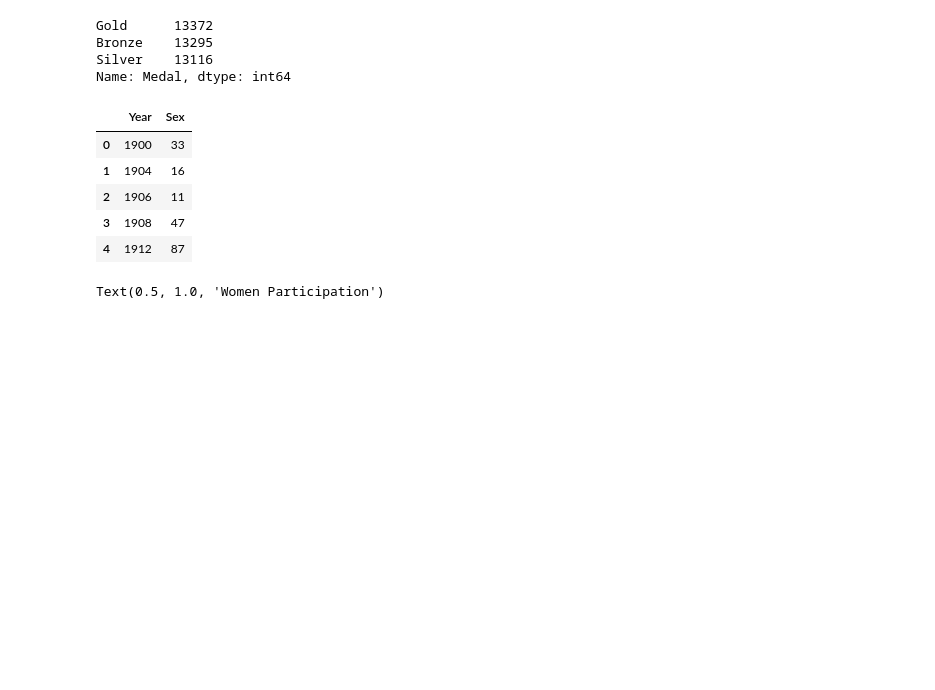
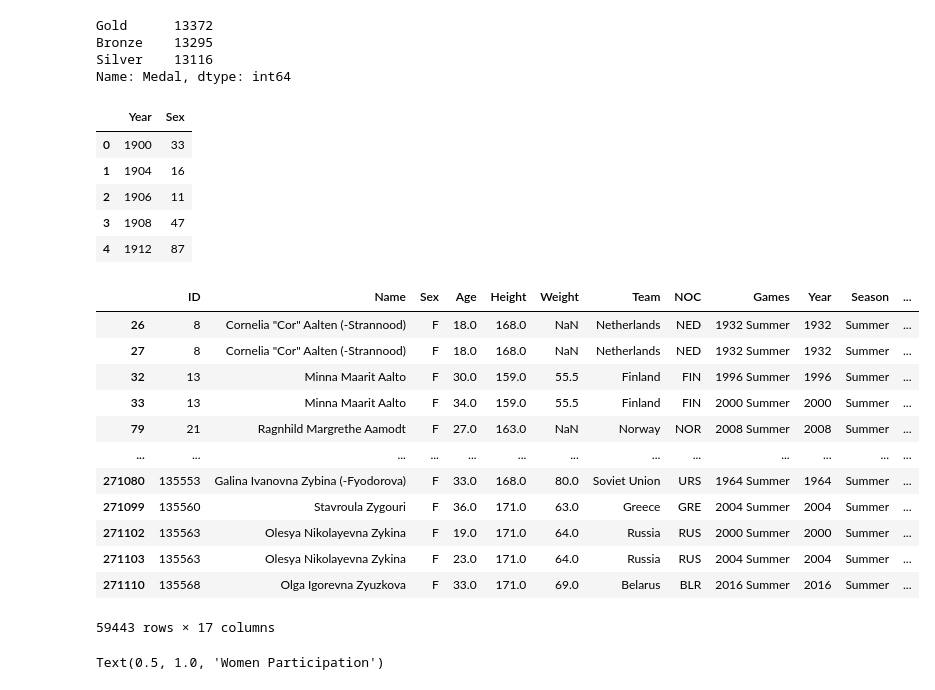
Before and after one commit to anhduy412/olympics-data-analysis, a Jupyter notebook: Olympics-data-analysis.ipynb, the cells around one changed output. Drawn from its saved outputs; the diff is of its cells as text; code cells hidden in the pictures; blank space fills up the shorter version.

```diff
--- a/Olympics-data-analysis.ipynb
+++ b/Olympics-data-analysis.ipynb
@@ -256,6 +256,21 @@ female_participants.head()
 | 4 | 1912 | 87 |
 # %%
 womenOlympics = athletes_df[(athletes_df.Sex == 'F') & (athletes_df.Season == 'Summer')]
+womenOlympics
+# %% [output]
+|  | ID | Name | Sex | Age | Height | Weight | Team | NOC | Games | Year | Season | ... |
+| 26 | 8 | Cornelia "Cor" Aalten (-Strannood) | F | 18.0 | 168.0 | NaN | Netherlands | NED | 1932 Summer | 1932 | Summer | ... |
+| 27 | 8 | Cornelia "Cor" Aalten (-Strannood) | F | 18.0 | 168.0 | NaN | Netherlands | NED | 1932 Summer | 1932 | Summer | ... |
+| 32 | 13 | Minna Maarit Aalto | F | 30.0 | 159.0 | 55.5 | Finland | FIN | 1996 Summer | 1996 | Summer | ... |
+| 33 | 13 | Minna Maarit Aalto | F | 34.0 | 159.0 | 55.5 | Finland | FIN | 2000 Summer | 2000 | Summer | ... |
+| 79 | 21 | Ragnhild Margrethe Aamodt | F | 27.0 | 163.0 | NaN | Norway | NOR | 2008 Summer | 2008 | Summer | ... |
+| ... | ... | ... | ... | ... | ... | ... | ... | ... | ... | ... | ... | ... |
+| 271080 | 135553 | Galina Ivanovna Zybina (-Fyodorova) | F | 33.0 | 168.0 | 80.0 | Soviet Union | URS | 1964 Summer | 1964 | Summer | ... |
+| 271099 | 135560 | Stavroula Zygouri | F | 36.0 | 171.0 | 63.0 | Greece | GRE | 2004 Summer | 2004 | Summer | ... |
+| 271102 | 135563 | Olesya Nikolayevna Zykina | F | 19.0 | 171.0 | 64.0 | Russia | RUS | 2000 Summer | 2000 | Summer | ... |
+| 271103 | 135563 | Olesya Nikolayevna Zykina | F | 23.0 | 171.0 | 64.0 | Russia | RUS | 2004 Summer | 2004 | Summer | ... |
+| 271110 | 135568 | Olga Igorevna Zyuzkova | F | 33.0 | 171.0 | 69.0 | Belarus | BLR | 2016 Summer | 2016 | Summer | ... |
+59443 rows × 17 columns
 # %%
 sns.set(style = "darkgrid")
 plt.figure(figsize = (20, 10))
```
Also changed, not shown: parts of 4 cells of this notebook.
